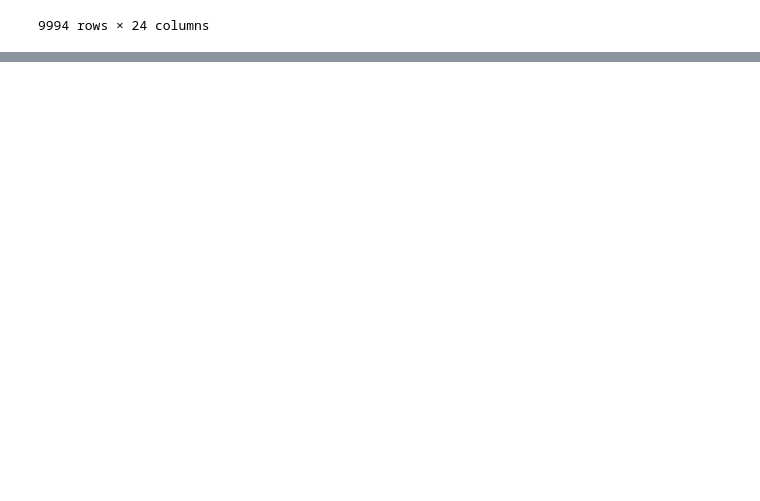
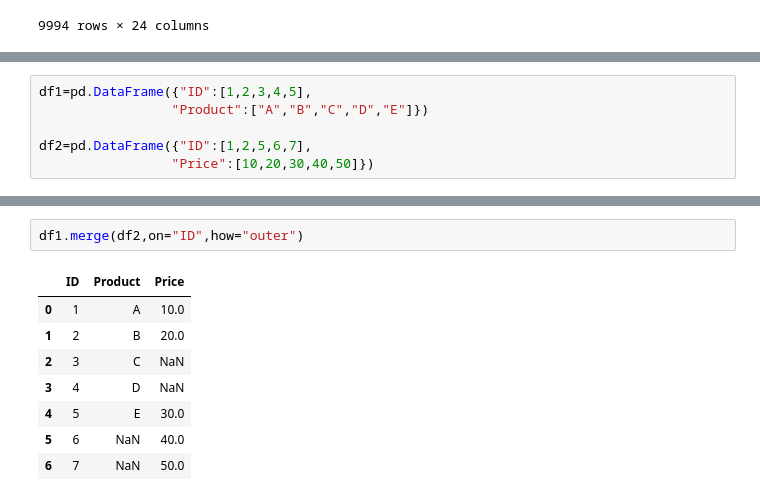
Before and after one commit to sgajbhiye96/library, a Jupyter notebook: PANDAS_NEW.ipynb, the cells around one changed output, grey strips where cells are left out. Cells and saved outputs as stored; diff of their text form; blank space fills up the shorter version.

```diff
--- a/PANDAS_NEW.ipynb
+++ b/PANDAS_NEW.ipynb
@@ -466,0 +557,6 @@ df.sort_values("Region",ascending=False)
+# %%
+df1=pd.DataFrame({"ID":[1,2,3,4,5],
+                 "Product":["A","B","C","D","E"]})
+
+df2=pd.DataFrame({"ID":[1,2,5,6,7],
+                 "Price":[10,20,30,40,50]})
@@ -466,0 +598,11 @@ df.sort_values("Region",ascending=False)
+# %%
+df1.merge(df2,on="ID",how="outer")
+# %% [output]
+|  | ID | Product | Price |
+| 0 | 1 | A | 10.0 |
+| 1 | 2 | B | 20.0 |
+| 2 | 3 | C | NaN |
+| 3 | 4 | D | NaN |
+| 4 | 5 | E | 30.0 |
+| 5 | 6 | NaN | 40.0 |
+| 6 | 7 | NaN | 50.0 |
```
Also changed, not shown: parts of 15 cells of this notebook.
